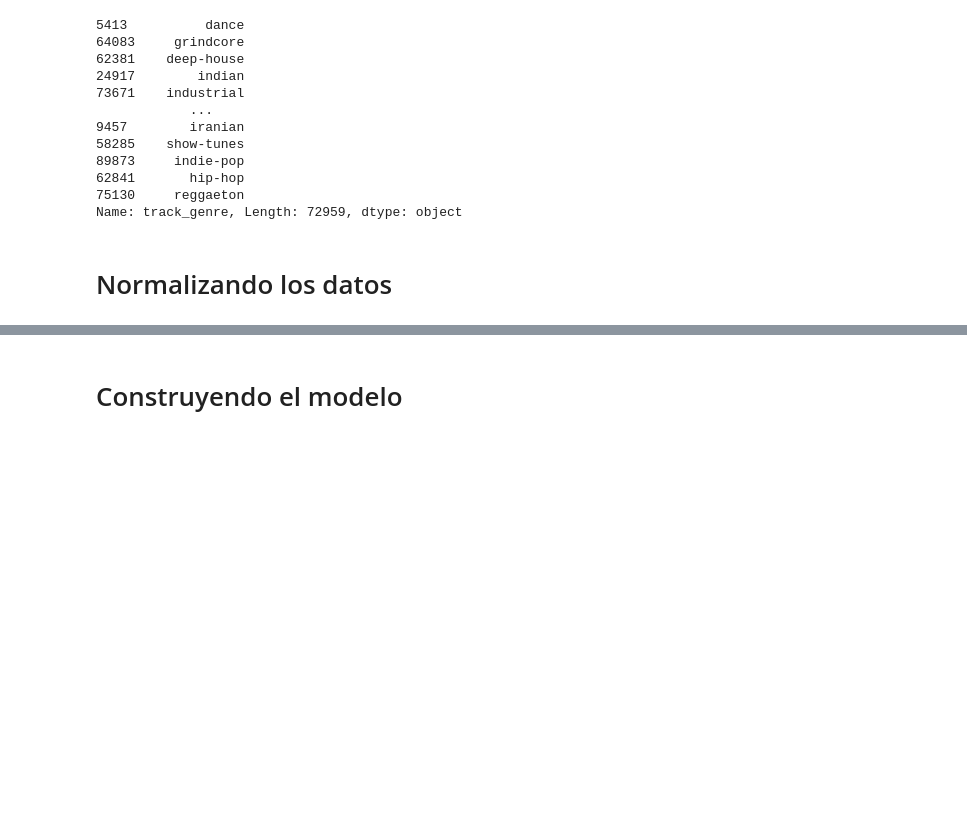
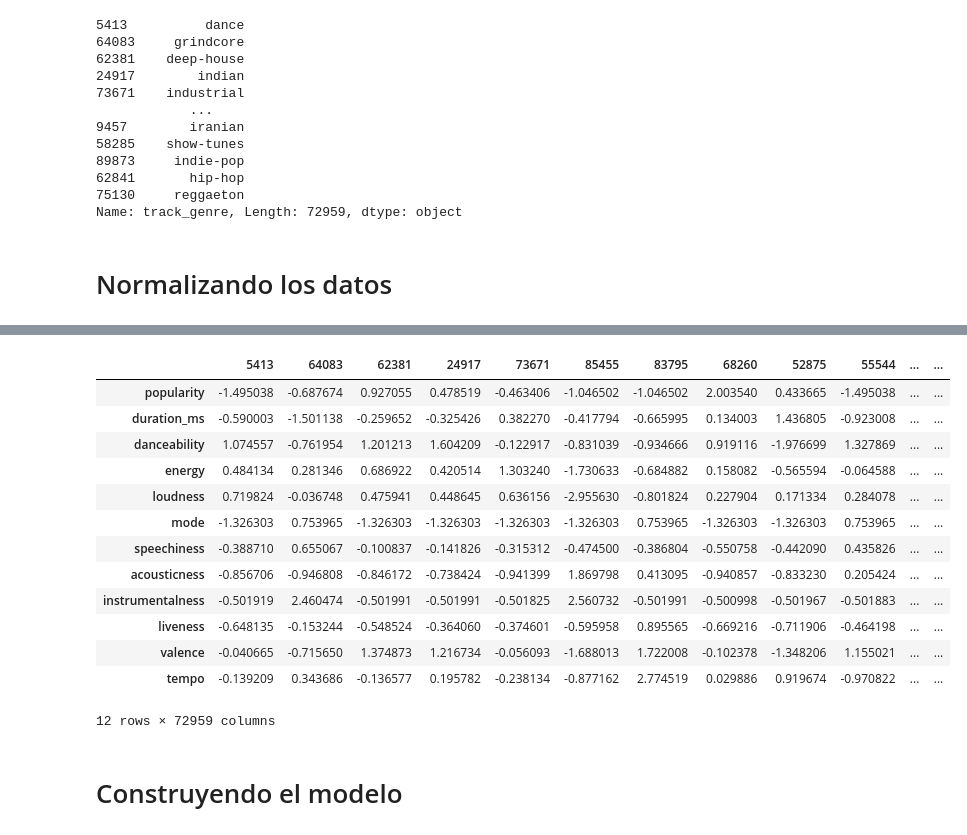
Before and after one commit to BMB0/Assignment-5, a Jupyter notebook: Assignment_5.ipynb, the cells around one changed output, grey strips where cells are left out. Drawn from its saved outputs; the diff is of its cells as text; code cells hidden in the pictures; blank space fills up the shorter version.

```diff
--- a/Assignment_5.ipynb
+++ b/Assignment_5.ipynb
@@ -267,3 +270,20 @@ normed_train_data.describe().transpose()
+# %%
+normed_train_data.transpose()
+# %% [output]
+|  | 5413 | 64083 | 62381 | 24917 | 73671 | 85455 | 83795 | 68260 | 52875 | 55544 | ... | ... |
+| popularity | -1.495038 | -0.687674 | 0.927055 | 0.478519 | -0.463406 | -1.046502 | -1.046502 | 2.003540 | 0.433665 | -1.495038 | ... | ... |
+| duration_ms | -0.590003 | -1.501138 | -0.259652 | -0.325426 | 0.382270 | -0.417794 | -0.665995 | 0.134003 | 1.436805 | -0.923008 | ... | ... |
+| danceability | 1.074557 | -0.761954 | 1.201213 | 1.604209 | -0.122917 | -0.831039 | -0.934666 | 0.919116 | -1.976699 | 1.327869 | ... | ... |
+| energy | 0.484134 | 0.281346 | 0.686922 | 0.420514 | 1.303240 | -1.730633 | -0.684882 | 0.158082 | -0.565594 | -0.064588 | ... | ... |
+| loudness | 0.719824 | -0.036748 | 0.475941 | 0.448645 | 0.636156 | -2.955630 | -0.801824 | 0.227904 | 0.171334 | 0.284078 | ... | ... |
+| mode | -1.326303 | 0.753965 | -1.326303 | -1.326303 | -1.326303 | -1.326303 | 0.753965 | -1.326303 | -1.326303 | 0.753965 | ... | ... |
+| speechiness | -0.388710 | 0.655067 | -0.100837 | -0.141826 | -0.315312 | -0.474500 | -0.386804 | -0.550758 | -0.442090 | 0.435826 | ... | ... |
+| acousticness | -0.856706 | -0.946808 | -0.846172 | -0.738424 | -0.941399 | 1.869798 | 0.413095 | -0.940857 | -0.833230 | 0.205424 | ... | ... |
+| instrumentalness | -0.501919 | 2.460474 | -0.501991 | -0.501991 | -0.501825 | 2.560732 | -0.501991 | -0.500998 | -0.501967 | -0.501883 | ... | ... |
+| liveness | -0.648135 | -0.153244 | -0.548524 | -0.364060 | -0.374601 | -0.595958 | 0.895565 | -0.669216 | -0.711906 | -0.464198 | ... | ... |
+| valence | -0.040665 | -0.715650 | 1.374873 | 1.216734 | -0.056093 | -1.688013 | 1.722008 | -0.102378 | -1.348206 | 1.155021 | ... | ... |
+| tempo | -0.139209 | 0.343686 | -0.136577 | 0.195782 | -0.238134 | -0.877162 | 2.774519 | 0.029886 | 0.919674 | -0.970822 | ... | ... |
+12 rows × 72959 columns
 # %% [markdown]
 # Construyendo el modelo
 # %%
```
Also changed, not shown: parts of 23 cells of this notebook.
